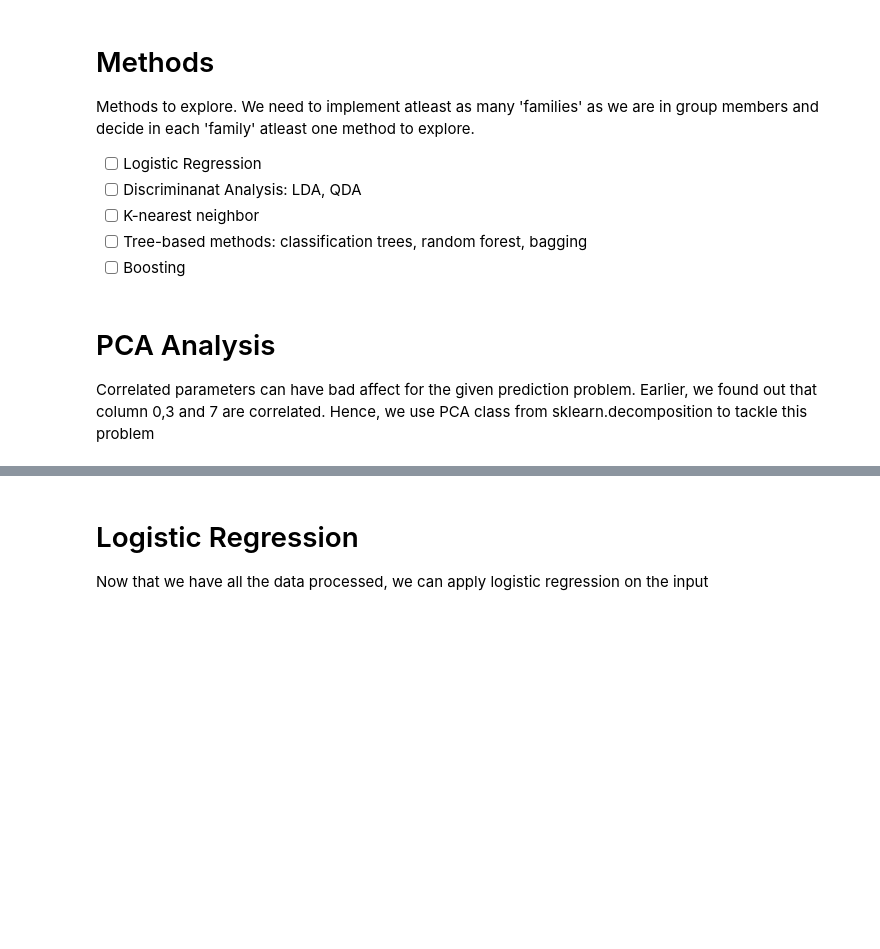
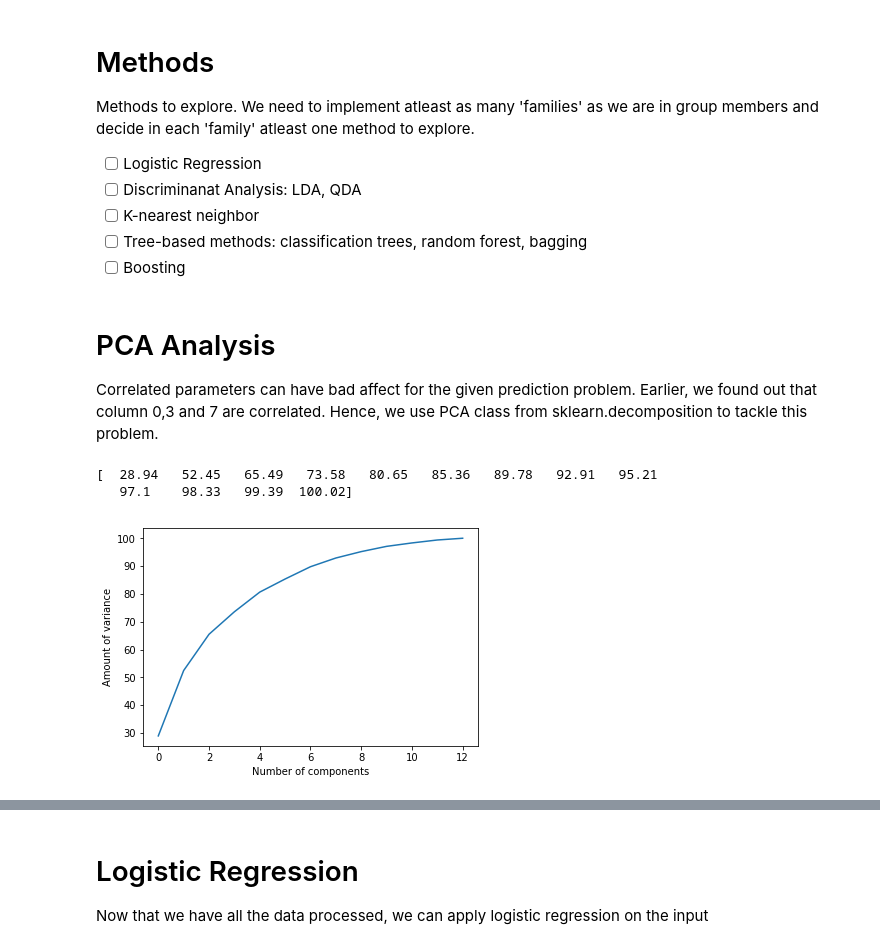
Before and after one commit to ankurshukla03/sml_project, a Jupyter notebook: songs-classification.ipynb, the cells around one changed output, grey strips where cells are left out. Saved outputs shown, nothing was run; the diff lists cells and outputs as text; code cells hidden in the pictures; blank space fills up the shorter version.

```diff
--- a/songs-classification.ipynb
+++ b/songs-classification.ipynb
@@ -198,10 +198,10 @@ Methods to explore. We need to implement atleast as many 'families' as we are in
 # %% [markdown]
 # PCA Analysis
 
-Correlated parameters can have bad affect for the given prediction problem. Earlier, we found out that column 0,3 and 7 are correlated. Hence, we use PCA class from sklearn.decomposition to tackle this problem
+Correlated parameters can have bad affect for the given prediction problem. Earlier, we found out that column 0,3 and 7 are correlated. Hence, we use PCA class from sklearn.decomposition to tackle this problem.
 # %%
 from sklearn.decomposition import PCA
 
-pcaComps=PCA(n_components=10)
-trainpcadata=pcaComps.fit_transform(X)
+pcaComps=PCA(n_components=13)
+#trainpcadata=pcaComps.fit_transform(train_value[:,[0,7,3]])
 #testpcadata=pcaComps.transform(val_value[:,[0,7,3,]])
@@ -221,0 +208,20 @@ with plt.style.context('seaborn-whitegrid'):
+# %%
+pcaComps.fit(X)
+
+#The amount of variance that each PC explains
+var= pcaComps.explained_variance_ratio_
+
+#Cumulative Variance explains
+var1=np.cumsum(np.round(pcaComps.explained_variance_ratio_, decimals=4)*100)
+
+print(var1)
+# %% [output]
+[  28.94   52.45   65.49   73.58   80.65   85.36   89.78   92.91   95.21
+   97.1    98.33   99.39  100.02]
+# %%
+plt.plot(var1)
+plt.xlabel('Number of components')
+plt.ylabel('Amount of variance')
+plt.show()
+# %% [output]
+[figure, added]
```
Also changed, not shown: parts of 9 cells of this notebook.
